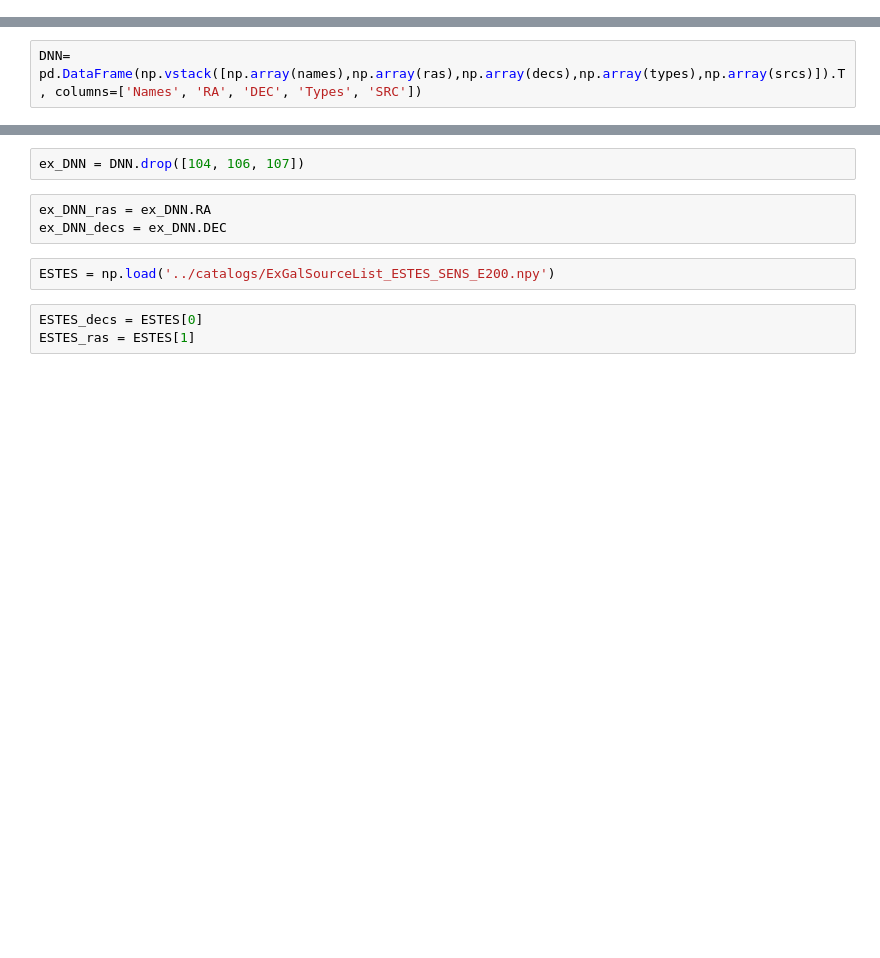
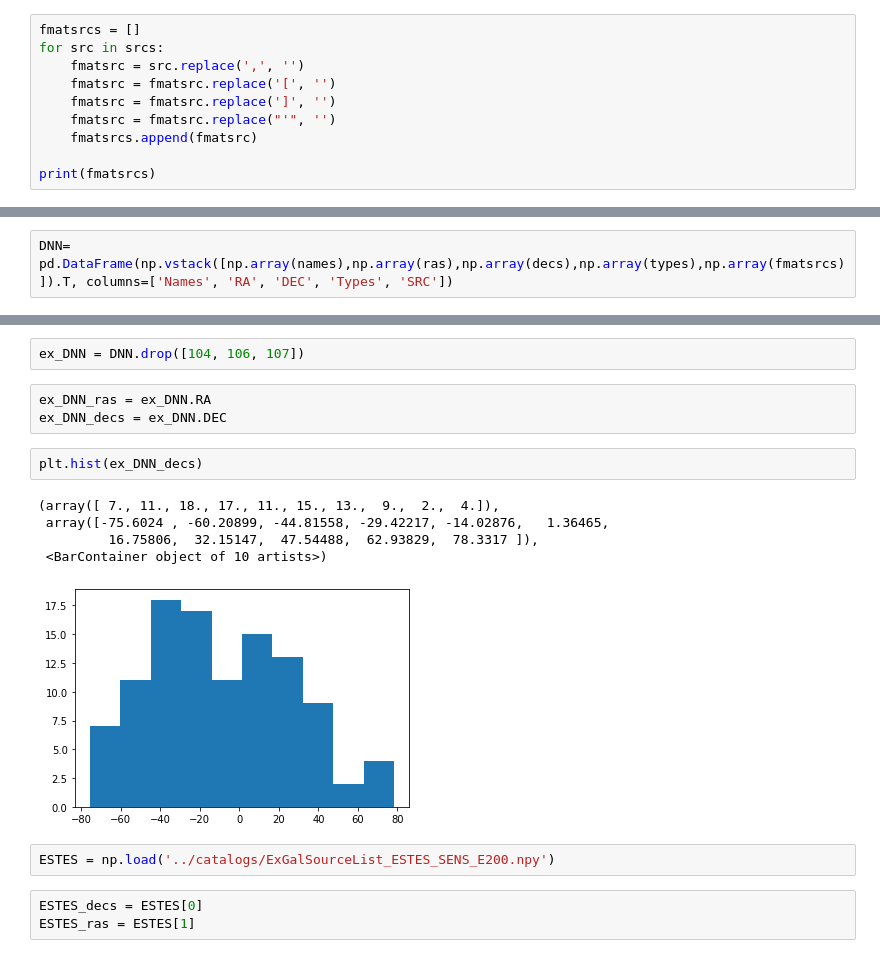
Before and after one commit to ssclafani949/DNNCascade, a Jupyter notebook: plotting/Catalogs.ipynb, the cells around one changed output, grey strips where cells are left out. Cells and saved outputs as stored; diff of their text form; blank space fills up the shorter version.

Commit message:
Update Catalogs and Readme and provide additional plots

```diff
--- a/plotting/Catalogs.ipynb
+++ b/plotting/Catalogs.ipynb
@@ -42,3 +42,13 @@ for line in  open('../catalogs/initial_list_DNN_20210907.txt'):
 ['NGC', '5380']
 ['Arp', '299']
 ['NGC', '2146']
+# %%
+fmatsrcs = []
+for src in srcs:
+    fmatsrc = src.replace(',', '')
+    fmatsrc = fmatsrc.replace('[', '')
+    fmatsrc = fmatsrc.replace(']', '')
+    fmatsrc = fmatsrc.replace("'", '')
+    fmatsrcs.append(fmatsrc)
+
+print(fmatsrcs)
@@ -45,2 +57,2 @@ for line in  open('../catalogs/initial_list_DNN_20210907.txt'):
 # %%
-DNN= pd.DataFrame(np.vstack([np.array(names),np.array(ras),np.array(decs),np.array(types),np.array(srcs)]).T, columns=['Names', 'RA', 'DEC', 'Types', 'SRC'])
+DNN= pd.DataFrame(np.vstack([np.array(names),np.array(ras),np.array(decs),np.array(types),np.array(fmatsrcs)]).T, columns=['Names', 'RA', 'DEC', 'Types', 'SRC'])
@@ -54,6 +109,14 @@ ex_DNN = DNN.drop([104, 106, 107])
 # %%
 ex_DNN_ras = ex_DNN.RA
 ex_DNN_decs = ex_DNN.DEC
+# %%
+plt.hist(ex_DNN_decs)
+# %% [output]
+(array([ 7., 11., 18., 17., 11., 15., 13.,  9.,  2.,  4.]),
+ array([-75.6024 , -60.20899, -44.81558, -29.42217, -14.02876,   1.36465,
+         16.75806,  32.15147,  47.54488,  62.93829,  78.3317 ]),
+ <BarContainer object of 10 artists>)
+[figure, added]
 # %%
 ESTES = np.load('../catalogs/ExGalSourceList_ESTES_SENS_E200.npy')
 # %%
```
Also changed, not shown: parts of 8 cells of this notebook, 4 other files.
